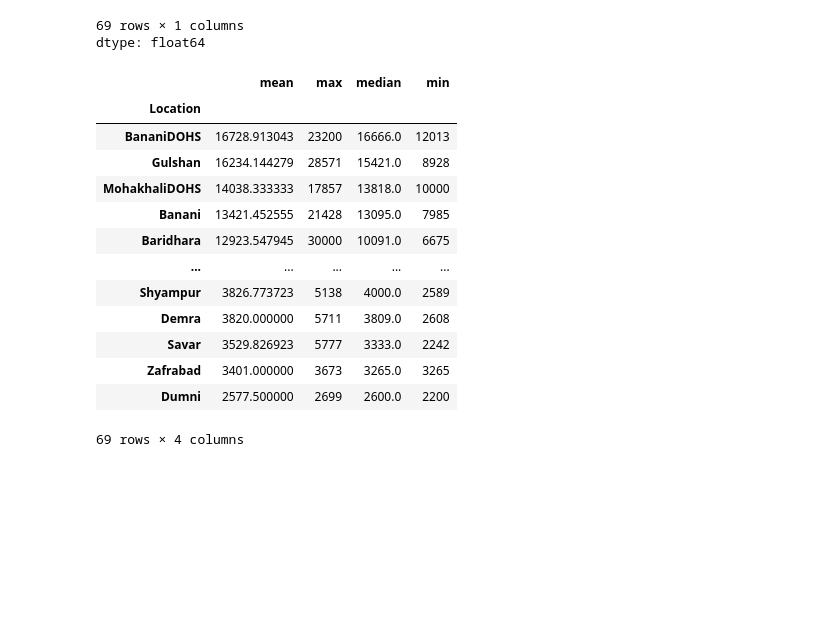
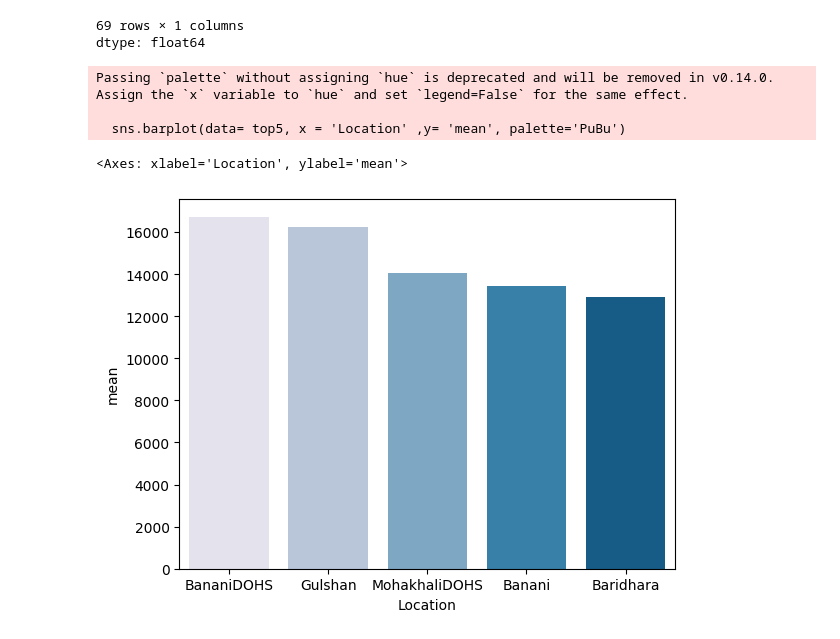
Before and after one commit to samiha-mahin/Dhaka_Apartment_Price_Prediction_ML, a Jupyter notebook: Dhaka_Apartment_Price_Prediction.ipynb, the cells around one changed output. Cells and saved outputs as stored; diff of their text form; code cells hidden in the pictures; blank space fills up the shorter version.

```diff
--- a/Dhaka_Apartment_Price_Prediction.ipynb
+++ b/Dhaka_Apartment_Price_Prediction.ipynb
@@ -330,19 +330,11 @@ info.groupby('Location').Price_per_sqf.mean().sort_values(ascending=False)
 69 rows × 1 columns
 dtype: float64
 # %%
-info.groupby('Location').Price_per_sqf.agg(['mean','max','median','min']).sort_values(by='mean',ascending=False)
+top5 = info.groupby('Location').Price_per_sqf.agg(['mean','max','median','min']).sort_values(by='mean',ascending=False).head(5)
+sns.barplot(data= top5, x = 'Location' ,y= 'mean', palette='PuBu')
 # %% [output]
-|  | mean | max | median | min |
-| Location |  |  |  |  |
-| BananiDOHS | 16728.913043 | 23200 | 16666.0 | 12013 |
-| Gulshan | 16234.144279 | 28571 | 15421.0 | 8928 |
-| MohakhaliDOHS | 14038.333333 | 17857 | 13818.0 | 10000 |
-| Banani | 13421.452555 | 21428 | 13095.0 | 7985 |
-| Baridhara | 12923.547945 | 30000 | 10091.0 | 6675 |
-| ... | ... | ... | ... | ... |
-| Shyampur | 3826.773723 | 5138 | 4000.0 | 2589 |
-| Demra | 3820.000000 | 5711 | 3809.0 | 2608 |
-| Savar | 3529.826923 | 5777 | 3333.0 | 2242 |
-| Zafrabad | 3401.000000 | 3673 | 3265.0 | 3265 |
-| Dumni | 2577.500000 | 2699 | 2600.0 | 2200 |
-69 rows × 4 columns
+Passing `palette` without assigning `hue` is deprecated and will be removed in v0.14.0. Assign the `x` variable to `hue` and set `legend=False` for the same effect.
+
+  sns.barplot(data= top5, x = 'Location' ,y= 'mean', palette='PuBu')
+<Axes: xlabel='Location', ylabel='mean'>
+[figure, added]
```
